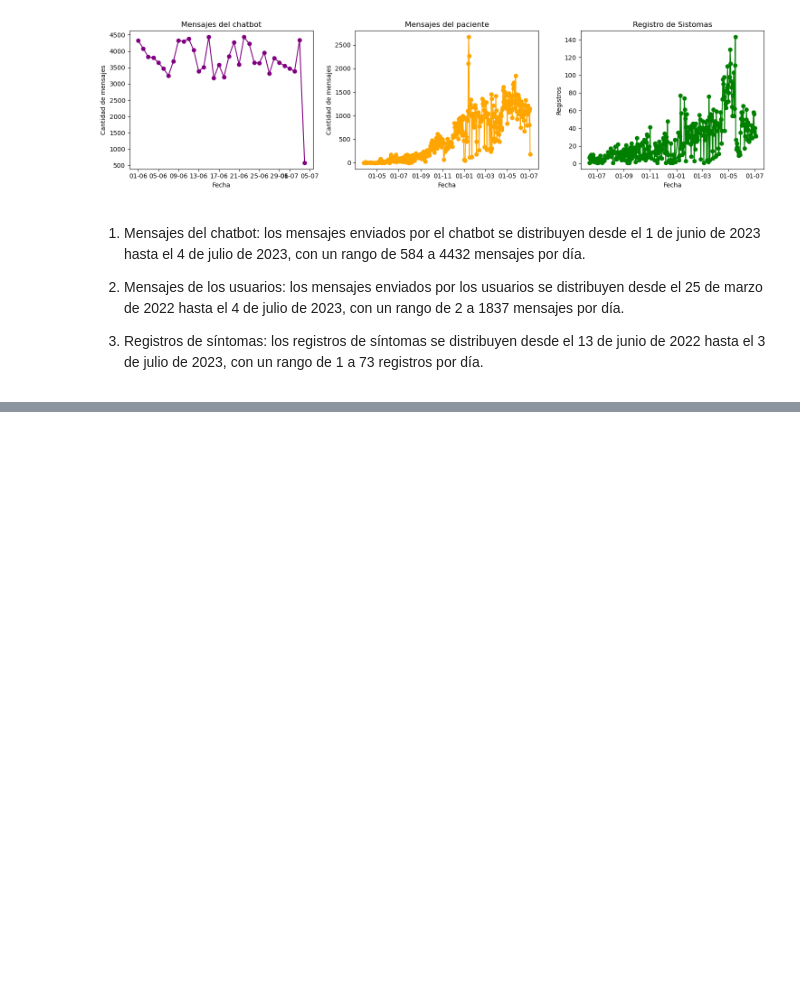
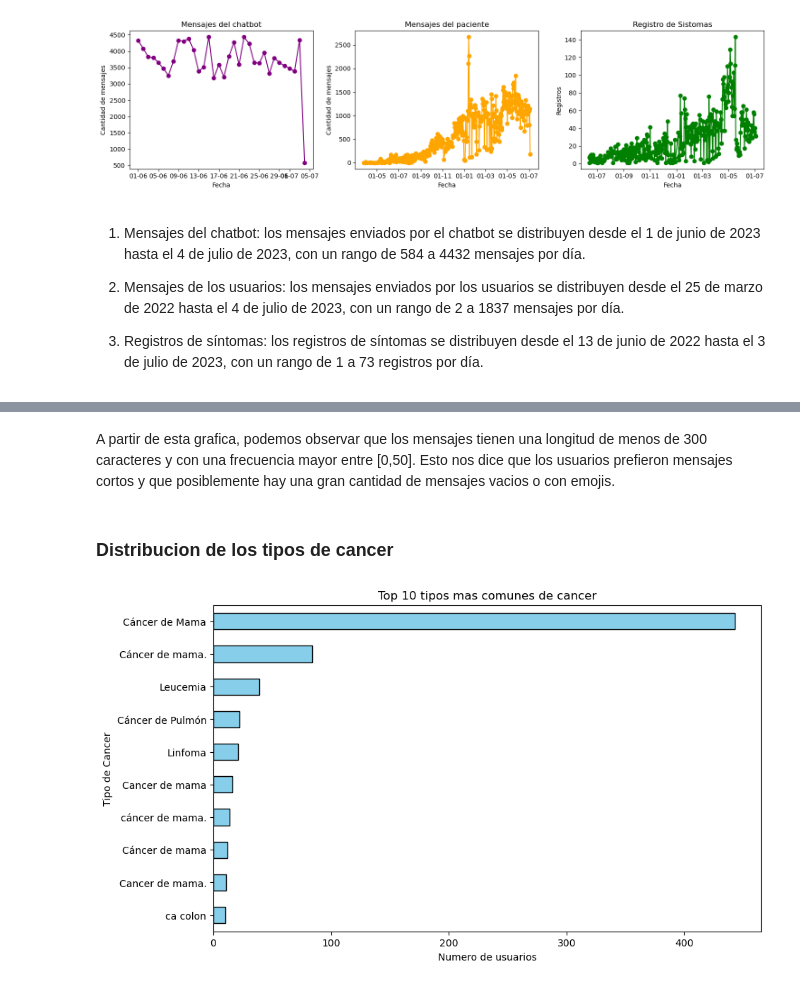
Before and after one commit to gonzalesomar/Technical-case-PEOPL, a Jupyter notebook: Analisis-Exploratorio.ipynb, the cells around one changed output, grey strips where cells are left out. Saved outputs shown, nothing was run; the diff lists cells and outputs as text; code cells hidden in the pictures; blank space fills up the shorter version.

```diff
--- a/Analisis-Exploratorio.ipynb
+++ b/Analisis-Exploratorio.ipynb
@@ -195,0 +260,18 @@ plt.show()
+# %% [markdown]
+A partir de esta grafica, podemos observar que los mensajes tienen una longitud de menos de 300 caracteres y con una frecuencia mayor entre [0,50]. Esto nos dice que los usuarios prefieron mensajes cortos y que posiblemente hay una gran cantidad de mensajes vacios o con emojis.
+# %% [markdown]
+### Distribucion de los tipos de cancer
+# %%
+# Contemos cada tipo de cancer
+cancer_type_counts = user_df['cancer_type'].value_counts()
+
+# Grafiquemos los 10 tipos mas comunes
+plt.figure(figsize=(10, 6))
+cancer_type_counts[:10].plot(kind='barh', color='skyblue', edgecolor='black')
+plt.title('Top 10 tipos mas comunes de cancer')
+plt.xlabel('Numero de usuarios')
+plt.ylabel('Tipo de Cancer')
+plt.gca().invert_yaxis()
+plt.show()
+# %% [output]
+[figure, added]
```
Also changed, not shown: parts of 36 cells of this notebook, 1 other file.
